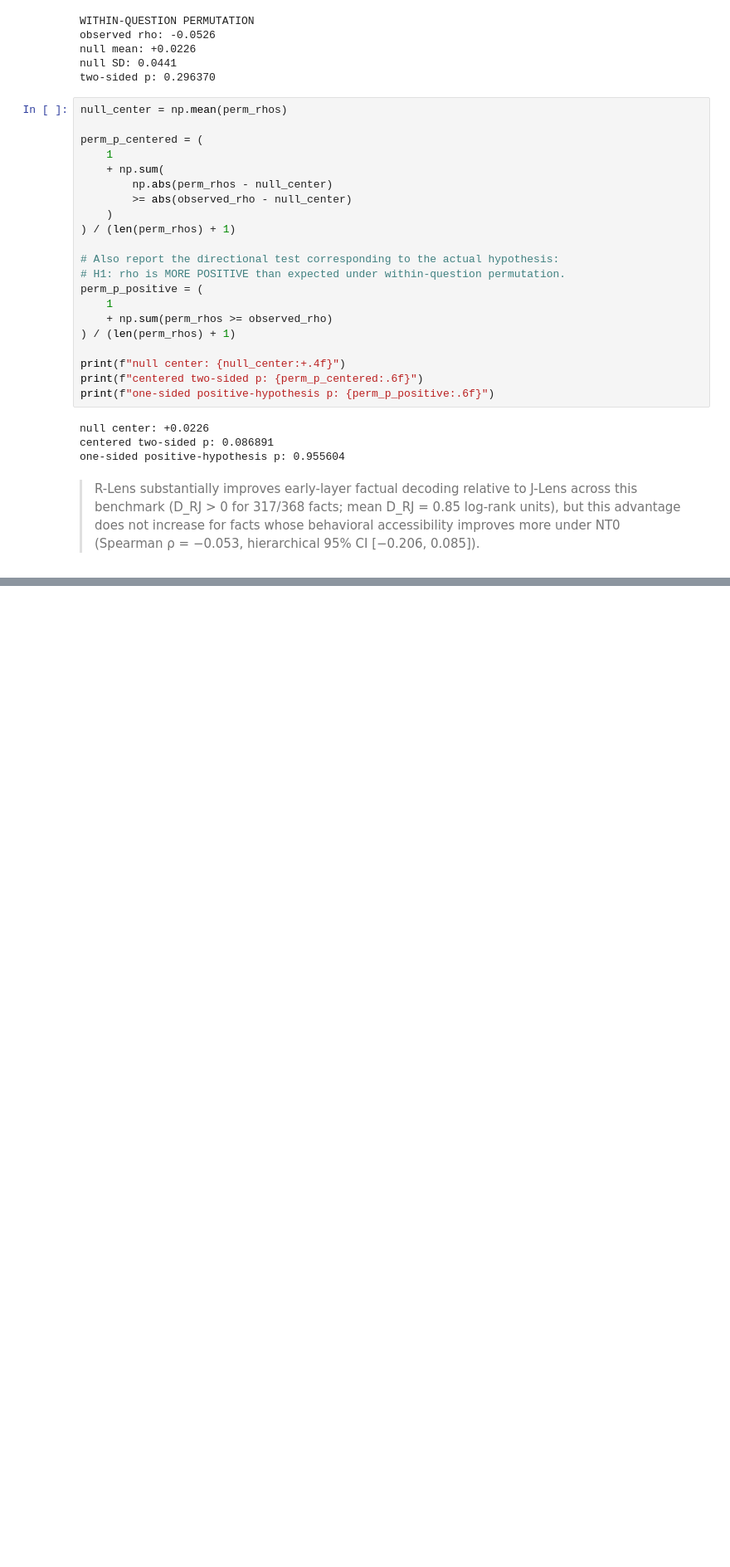
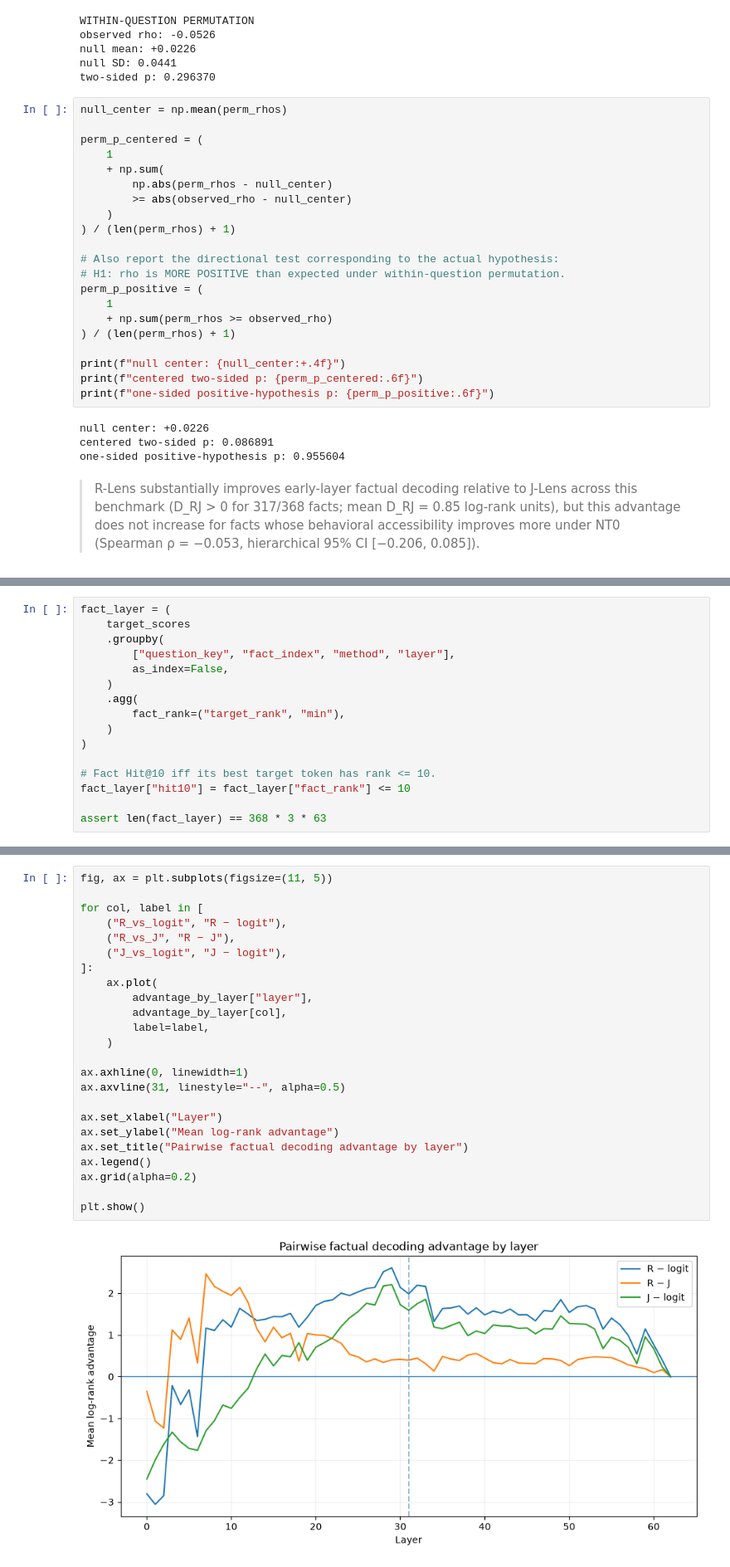
Before and after one commit to bubskee/MATS-application, a Jupyter notebook: cloud-experiment-27b.ipynb, the cells around one changed output, grey strips where cells are left out. Shown at 83% size. Drawn from its saved outputs; the diff is of its cells as text; blank space fills up the shorter version.

```diff
--- a/cloud-experiment-27b.ipynb
+++ b/cloud-experiment-27b.ipynb
@@ -7014,0 +7055,16 @@ by the frozen benchmark-selection rules.
+# %%
+fact_layer = (
+    target_scores
+    .groupby(
+        ["question_key", "fact_index", "method", "layer"],
+        as_index=False,
+    )
+    .agg(
+        fact_rank=("target_rank", "min"),
+    )
+)
+
+# Fact Hit@10 iff its best target token has rank <= 10.
+fact_layer["hit10"] = fact_layer["fact_rank"] <= 10
+
+assert len(fact_layer) == 368 * 3 * 63
@@ -7014,0 +7142,26 @@ by the frozen benchmark-selection rules.
+# %%
+fig, ax = plt.subplots(figsize=(11, 5))
+
+for col, label in [
+    ("R_vs_logit", "R − logit"),
+    ("R_vs_J", "R − J"),
+    ("J_vs_logit", "J − logit"),
+]:
+    ax.plot(
+        advantage_by_layer["layer"],
+        advantage_by_layer[col],
+        label=label,
+    )
+
+ax.axhline(0, linewidth=1)
+ax.axvline(31, linestyle="--", alpha=0.5)
+
+ax.set_xlabel("Layer")
+ax.set_ylabel("Mean log-rank advantage")
+ax.set_title("Pairwise factual decoding advantage by layer")
+ax.legend()
+ax.grid(alpha=0.2)
+
+plt.show()
+# %% [output]
+[figure, added]
```
Also changed, not shown: parts of 49 cells of this notebook.
